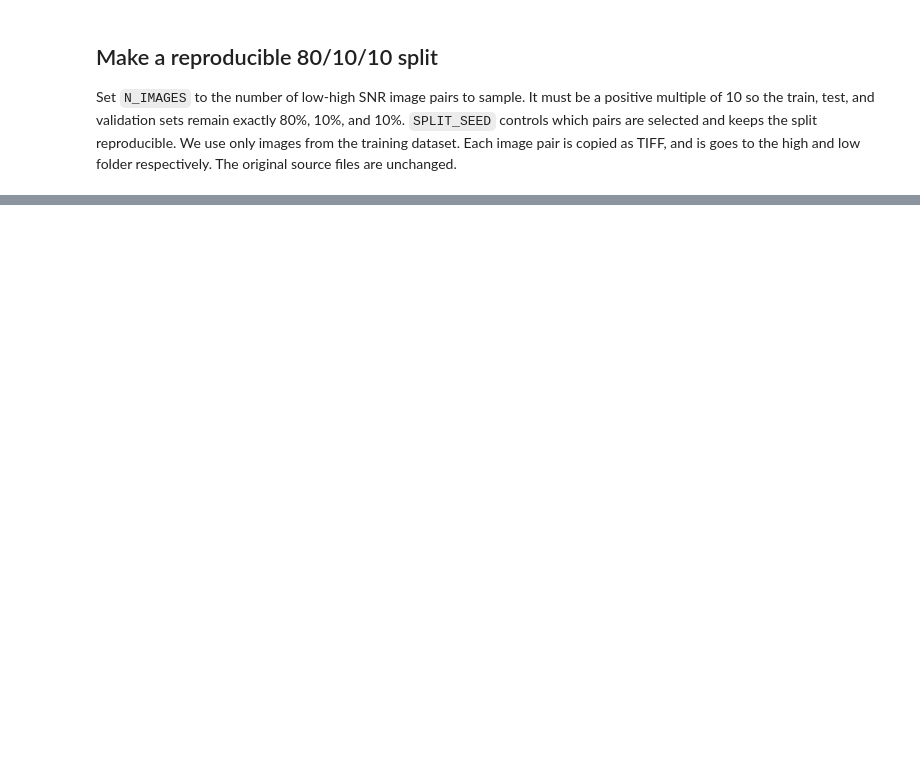
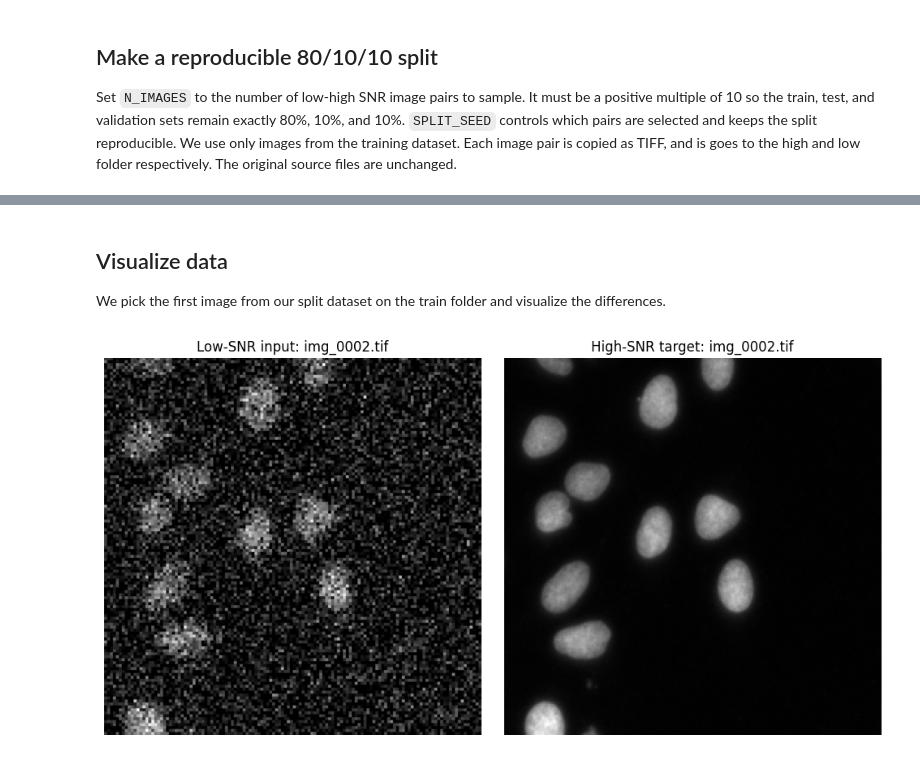
Before and after one commit to rjlopez2/2026_deep_learning_with_VIBE, a Jupyter notebook: CAREamics/scripts/01_data_preparation.ipynb, the cells around one changed output, grey strips where cells are left out. Cells and saved outputs as stored; diff of their text form; code cells hidden in the pictures; blank space fills up the shorter version.

Commit message:
add data visualization

```diff
--- a/CAREamics/scripts/01_data_preparation.ipynb
+++ b/CAREamics/scripts/01_data_preparation.ipynb
@@ -94,0 +123,36 @@ print(
+# %% [markdown]
+## Visualize data
+
+We pick the first image from our split dataset on the train folder and visualize the differences.
+# %%
+train_low_dir = prepared_dir / "train" / "low"
+train_high_dir = prepared_dir / "train" / "high"
+
+train_files = sorted(train_low_dir.glob("*.tif"))
+if not train_files:
+    raise FileNotFoundError(f"No training TIFF images found in {train_low_dir}")
+
+train_pairs = []
+for low_path in train_files:
+    high_path = train_high_dir / low_path.name
+    if not high_path.is_file():
+        raise FileNotFoundError(f"No matching high-SNR image for {low_path}")
+    train_pairs.append((low_path, high_path))
+
+low_path, high_path = train_pairs[0]
+low_image = tifffile.imread(low_path)
+high_image = tifffile.imread(high_path)
+
+fig, ax = plt.subplots(1, 2, figsize=(10, 5))
+ax[0].imshow(low_image, cmap="gray")
+ax[0].set_title(f"Low-SNR input: {low_path.name}")
+ax[1].imshow(high_image, cmap="gray")
+ax[1].set_title(f"High-SNR target: {high_path.name}")
+
+for axis in ax:
+    axis.axis("off")
+
+fig.tight_layout()
+plt.show()
+# %% [output]
+[figure, added]
```
Also changed, not shown: parts of 5 cells of this notebook.
